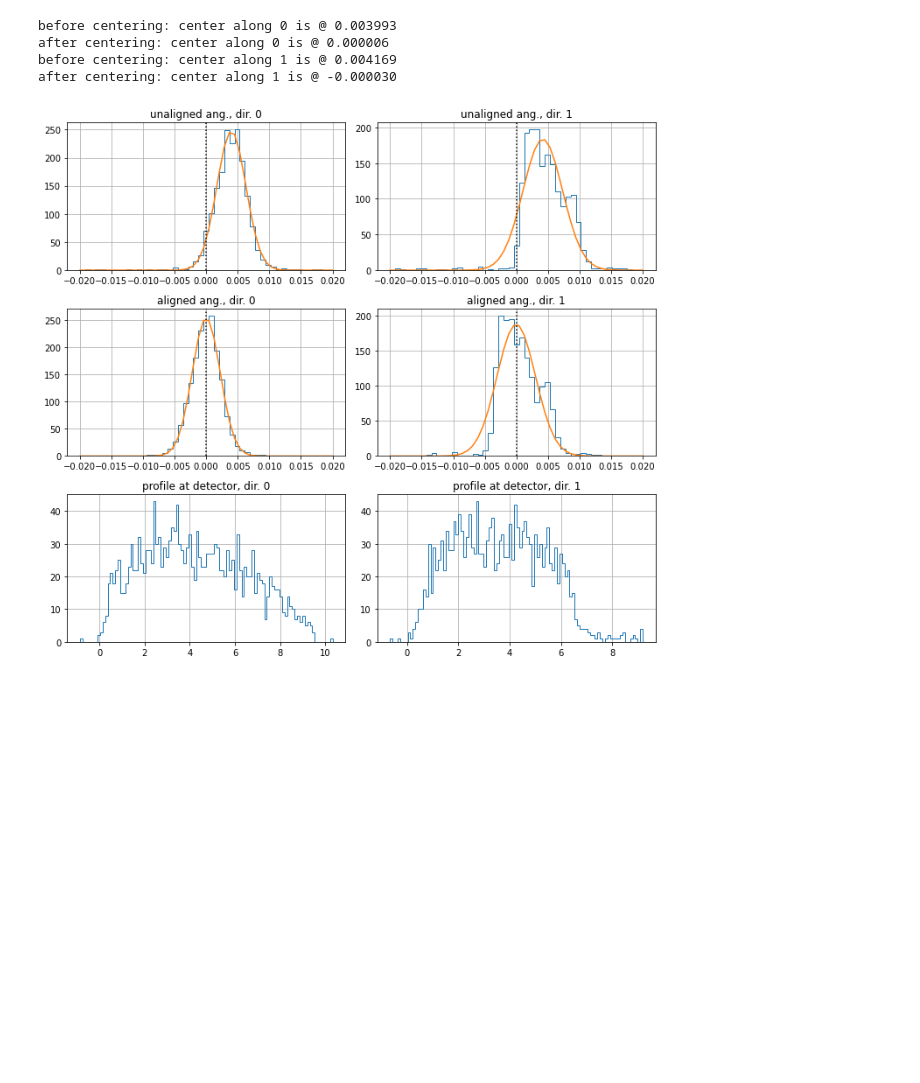
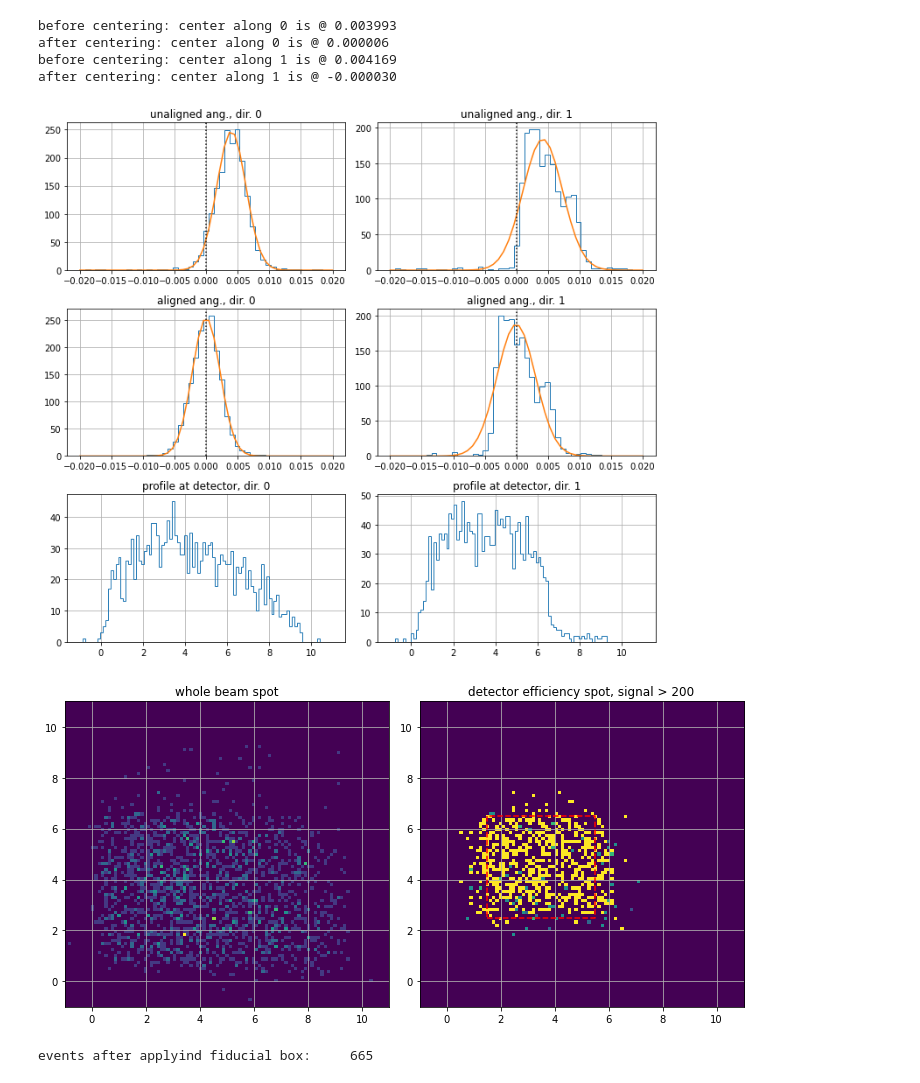
Before and after one commit to mattiasoldani/succobt, a Jupyter notebook: wf_analysis_preliminary/wf_analysis_preliminary.ipynb, the cells around one changed output. Saved outputs shown, nothing was run; the diff lists cells and outputs as text; code cells hidden in the pictures; blank space fills up the shorter version.

Commit message:
adding tracking selection

```diff
--- a/wf_analysis_preliminary/wf_analysis_preliminary.ipynb
+++ b/wf_analysis_preliminary/wf_analysis_preliminary.ipynb
@@ -134,11 +140,13 @@ Wall time: 4.24 s
 # %%
 # add tracking
-data["thInRaw0"] = sl.zAngle(data["xRaw"][:, trackingID[0][1]], dzT1T0, data["xRaw"][:, trackingID[0][0]], 0)
-data["thInRaw1"] = sl.zAngle(data["xRaw"][:, trackingID[1][1]], dzT1T0, data["xRaw"][:, trackingID[1][0]], 0)
-data["thIn0"] = sl.zAngle(data["xRaw"][:, trackingID[0][1]], dzT1T0, data["xRaw"][:, trackingID[0][0]], 0) - thxShift
-data["thIn1"] = sl.zAngle(data["xRaw"][:, trackingID[1][1]], dzT1T0, data["xRaw"][:, trackingID[1][0]], 0) - thyShift
-data["xCal0"] = sl.zProj(data["xRaw"][:, trackingID[0][1]], dzT1T0, data["xRaw"][:, trackingID[0][0]], 0, dzCalT1)
-data["xCal1"] = sl.zProj(data["xRaw"][:, trackingID[1][1]], dzT1T0, data["xRaw"][:, trackingID[1][0]], 0, dzCalT1)
+
+if bTracking:
+    data["thInRaw0"] = sl.zAngle(data["xRaw"][:, trackingID[0][1]], dzT1T0, data["xRaw"][:, trackingID[0][0]], 0)
+    data["thInRaw1"] = sl.zAngle(data["xRaw"][:, trackingID[1][1]], dzT1T0, data["xRaw"][:, trackingID[1][0]], 0)
+    data["thIn0"] = sl.zAngle(data["xRaw"][:, trackingID[0][1]], dzT1T0, data["xRaw"][:, trackingID[0][0]], 0) - thxShift
+    data["thIn1"] = sl.zAngle(data["xRaw"][:, trackingID[1][1]], dzT1T0, data["xRaw"][:, trackingID[1][0]], 0) - thyShift
+    data["xCal0"] = sl.zProj(data["xRaw"][:, trackingID[0][1]], dzT1T0, data["xRaw"][:, trackingID[0][0]], 0, dzCalT1)
+    data["xCal1"] = sl.zProj(data["xRaw"][:, trackingID[1][1]], dzT1T0, data["xRaw"][:, trackingID[1][0]], 0, dzCalT1)
 # %%
 x_wf = {}
 
@@ -167,8 +173,12 @@ var0 = "Cal"  # chosen detector
 # %%
 # beam angles and profile at chosen detector
 
-if True:
+fidcut = ((1.5, 5.5), (2.5, 6.5))  # fiducial cut - ((x0, x1), (y0, y1))
+
+if True & bTracking:
     xplot = np.linspace(-0.02, 0.02, 50)  # binning for angle plots
+    xplot2 = np.linspace(-1, 11, 100)  # binning for profile and spot plots
+    sigCutSpot = 200  # minimum signal size (rough estimate) for efficiency mapping
 
     fig = plt.figure(figsize=(10, 9))
 
@@ -183,35 +193,78 @@ if True:
         par, _ = curve_fit(sl.fGaus, xfit, yfit, p0=(max(yfit), xfit[yfit==max(yfit)][0], 0.1))
         plt.plot(xplot, sl.fGaus(xplot, *par))
         plt.axvline(0, c="k", ls=":")
         print("before centering: center along %d is @ %f" % (i, par[1]))
 
         # aligned angles
         ax = fig.add_subplot(323+i)
         ax.grid(True)
         ax.set_title("aligned ang., dir. %d"%i)
         hist = plt.hist(data["thIn%d"%i], bins=xplot, histtype="step") ;
         xfit, yfit = hist[1][:-1]+0.5*(hist[1][1]-hist[1][0]), hist[0]
         par, _ = curve_fit(sl.fGaus, xfit, yfit, p0=(max(yfit), xfit[yfit==max(yfit)][0], 0.1))
         plt.plot(xplot, sl.fGaus(xplot, *par))
         plt.axvline(0, c="k", ls=":")
         print("after centering: center along %d is @ %f" % (i, par[1]))
 
         # aligned beam profiles at chosen detector
         ax = fig.add_subplot(325+i)
         ax.grid(True)
         ax.set_title("profile at detector, dir. %d"%i)
-        plt.hist(data["x%s%d" % (var0, i)], bins=100, histtype="step") ;
+        plt.hist(data["x%s%d" % (var0, i)], bins=xplot2, histtype="step") ;
 
     fig.tight_layout()
+    fig.show()
 
     if bSaveFigs:
         fig.savefig("%s/beam.jpg" % out_path, dpi=200)
+
+    # 2d-histogram with beam spot
+    fig2 = plt.figure(figsize=(10, 5))
+    sel_num = (np.amax(data["wave"+str(ind_wave[var0])], axis=1)>sigCutSpot)
+    num = (np.array(data["x%s0" % var0])[sel_num], np.array(data["x%s1" % var0])[sel_num])
+    den = (np.array(data["x%s0" % var0]), np.array(data["x%s1" % var0]))
+
+    ax2 = fig2.add_subplot(121)
+    ax2.set_title("whole beam spot")
+    ax2.hist2d(den[0], den[1], bins=(xplot2, xplot2), cmap="viridis")
+    ax2.grid(True)
+
+    ax2 = fig2.add_subplot(122)
+    ax2.set_title("detector efficiency spot, signal > %d" % sigCutSpot)
+    sl.hist2dRatio(num[0], num[1], den[0], den[1], bins=(xplot2, xplot2), ax=ax2, cmap="viridis") ;
+    ax2.plot(
+        (fidcut[0][0], fidcut[0][1], fidcut[0][1], fidcut[0][0], fidcut[0][0]),
+        (fidcut[1][0], fidcut[1][0], fidcut[1][1], fidcut[1][1], fidcut[1][0]),
+        color="red", ls="--"
+    )
+    ax2.grid(True)
+
+    fig2.tight_layout()
+    fig2.show()
+
+    if bSaveFigs:
+        fig2.savefig("%s/eff_map.jpg" % out_path, dpi=200)
 # %% [output]
 before centering: center along 0 is @ 0.003993
 after centering: center along 0 is @ 0.000006
 before centering: center along 1 is @ 0.004169
 after centering: center along 1 is @ -0.000030
-[figure, old version]
+[figure, new version]
+[figure, added]
+# %%
+# apply fiducial cut
+
+if bTracking:
+    data["bFidBox"] = [
+        (
+            (data["x%s0" % var0][i]>fidcut[0][0]) & (data["x%s0" % var0][i]<fidcut[0][1]) &\
+            (data["x%s1" % var0][i]>fidcut[1][0]) & (data["x%s1" % var0][i]<fidcut[1][1])
+        ) for i in range(len(data["xRaw"]))
+    ]
+    data = data[data["bFidBox"]]
+    print("events after applyind fiducial box:\t%d" % len(data))
+# %% [output]
+events after applyind fiducial box:     665
 # %%
 %%time
 
```
Also changed, not shown: parts of 7 cells of this notebook, 6 other files.
